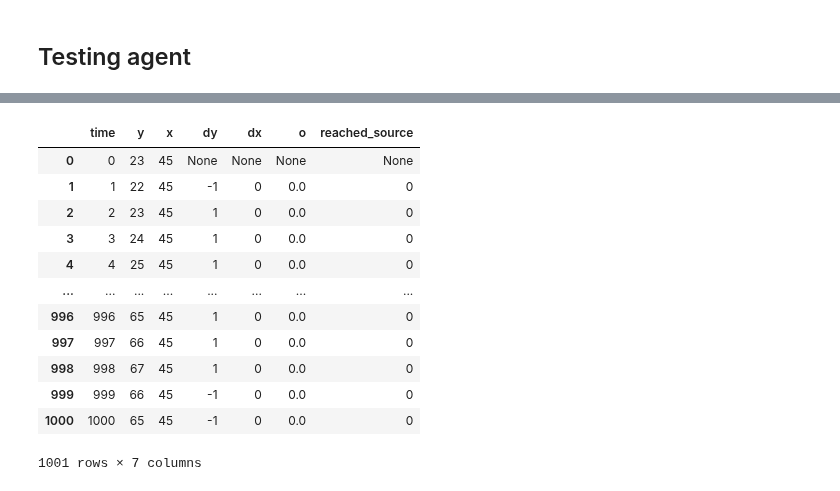
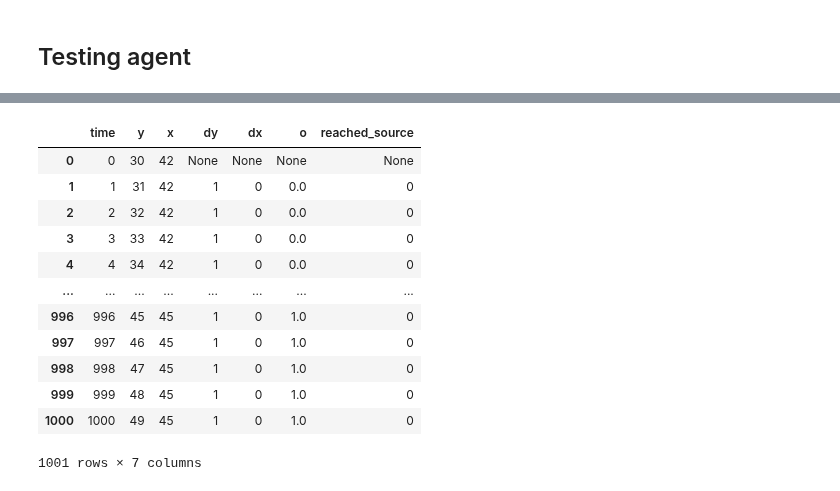
Before and after one commit to PimLb/olfactory-navigation, a Jupyter notebook: experiments/sea-robins/position_aware_model_better.ipynb, the cells around one changed output, grey strips where cells are left out. Drawn from its saved outputs; the diff is of its cells as text; code cells hidden in the pictures.

```diff
--- a/experiments/sea-robins/position_aware_model_better.ipynb
+++ b/experiments/sea-robins/position_aware_model_better.ipynb
@@ -23,7 +23,7 @@ cuda_runtime.setDevice(0)
 # %%
 # Space and cells
 space_shape = np.array([101,101])
-cells = np.array([3,3])
+cells = np.array([9,9])
 
 # Source
 source_radius = 2
@@ -557,18 +560,18 @@ hist.plot(19, ax= ax)
 # %%
-hist.simulation_dfs[19]
+hist.simulation_dfs[190]
 # %% [output]
 |  | time | y | x | dy | dx | o | reached_source |
-| 0 | 0 | 23 | 45 | None | None | None | None |
-| 1 | 1 | 22 | 45 | -1 | 0 | 0.0 | 0 |
-| 2 | 2 | 23 | 45 | 1 | 0 | 0.0 | 0 |
-| 3 | 3 | 24 | 45 | 1 | 0 | 0.0 | 0 |
-| 4 | 4 | 25 | 45 | 1 | 0 | 0.0 | 0 |
+| 0 | 0 | 30 | 42 | None | None | None | None |
+| 1 | 1 | 31 | 42 | 1 | 0 | 0.0 | 0 |
+| 2 | 2 | 32 | 42 | 1 | 0 | 0.0 | 0 |
+| 3 | 3 | 33 | 42 | 1 | 0 | 0.0 | 0 |
+| 4 | 4 | 34 | 42 | 1 | 0 | 0.0 | 0 |
 | ... | ... | ... | ... | ... | ... | ... | ... |
-| 996 | 996 | 65 | 45 | 1 | 0 | 0.0 | 0 |
-| 997 | 997 | 66 | 45 | 1 | 0 | 0.0 | 0 |
-| 998 | 998 | 67 | 45 | 1 | 0 | 0.0 | 0 |
-| 999 | 999 | 66 | 45 | -1 | 0 | 0.0 | 0 |
-| 1000 | 1000 | 65 | 45 | -1 | 0 | 0.0 | 0 |
+| 996 | 996 | 45 | 45 | 1 | 0 | 1.0 | 0 |
+| 997 | 997 | 46 | 45 | 1 | 0 | 1.0 | 0 |
+| 998 | 998 | 47 | 45 | 1 | 0 | 1.0 | 0 |
+| 999 | 999 | 48 | 45 | 1 | 0 | 1.0 | 0 |
+| 1000 | 1000 | 49 | 45 | 1 | 0 | 1.0 | 0 |
 1001 rows × 7 columns
 # %%
 bs = ag.generate_beliefs_from_trajectory(hist, 19)
```
Also changed, not shown: parts of 12 cells of this notebook, 1 other file.
